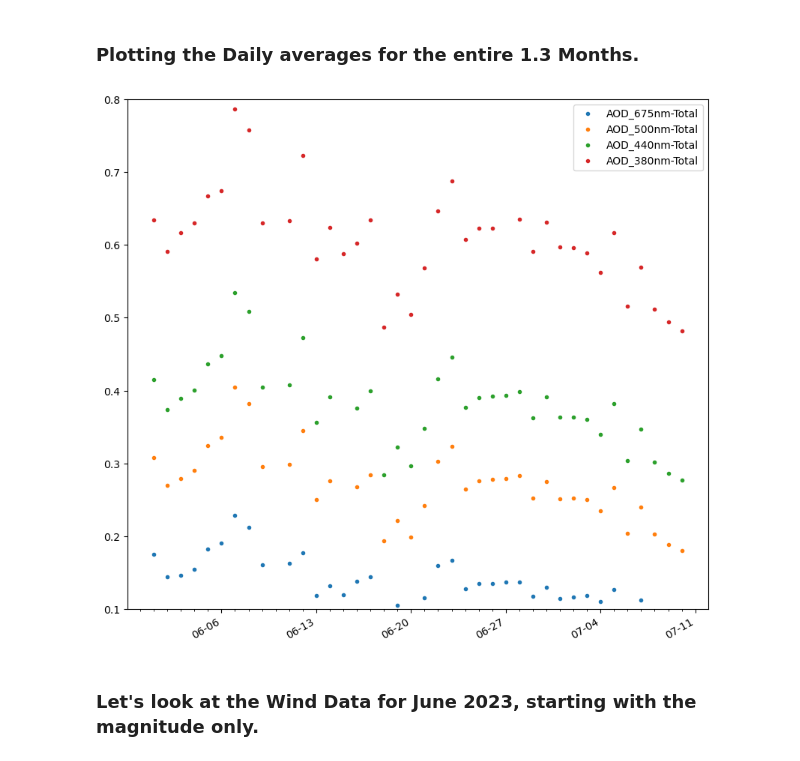
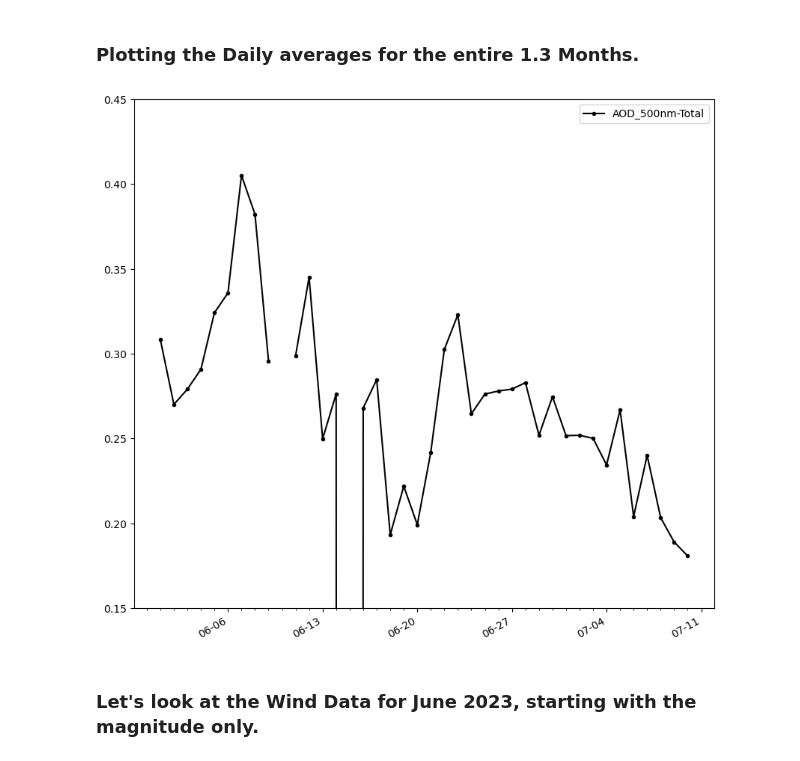
Before and after one commit to wtoslac/airquality, a Jupyter notebook: AirQuality.ipynb, the cells around one changed output. Cells and saved outputs as stored; diff of their text form; code cells hidden in the pictures.

```diff
--- a/AirQuality.ipynb
+++ b/AirQuality.ipynb
@@ -158,23 +156,23 @@ plt.show()
 # %%
 StartDate='2023-06-01'
 EndDate='2023-07-10'
 
 plt.figure(figsize=(10,10))
-for iWaveLength in df.columns[AODTotalColumns[3:-1]]:
+for iWaveLength in df.columns[AODTotalColumns[6:-5]]:
     if(df[iWaveLength].mean() > 0):
         #print(iWaveLength)
-        plt.plot(df.loc[StartDate:EndDate,iWaveLength].resample('1D', ).mean(),'.',label=iWaveLength)
+        plt.plot(df.loc[StartDate:EndDate,iWaveLength].resample('1D', ).mean(),'.-k',label=iWaveLength)
         #plt.plot(df[iWaveLength][0:94],'.',label=iWaveLength)
 
 plt.gcf().autofmt_xdate()
 plt.gca().xaxis.set_major_locator(mdates.DayLocator(interval=7, tz='US/Pacific'))
 plt.gca().xaxis.set_minor_locator(mdates.DayLocator(interval=1, tz='US/Pacific'))
 plt.gca().xaxis.set_major_formatter(mdates.DateFormatter('%m-%d'))
-plt.ylim(0.1,0.8)
+plt.ylim(0.15,0.45)
 plt.legend()
 plt.show()
 # %% [output]
-[figure, old version]
+[figure, new version]
 # %% [markdown]
 ### Let's look at the Wind Data for June 2023, starting with the magnitude only.
 # %%
```
Also changed, not shown: parts of 9 cells of this notebook.
